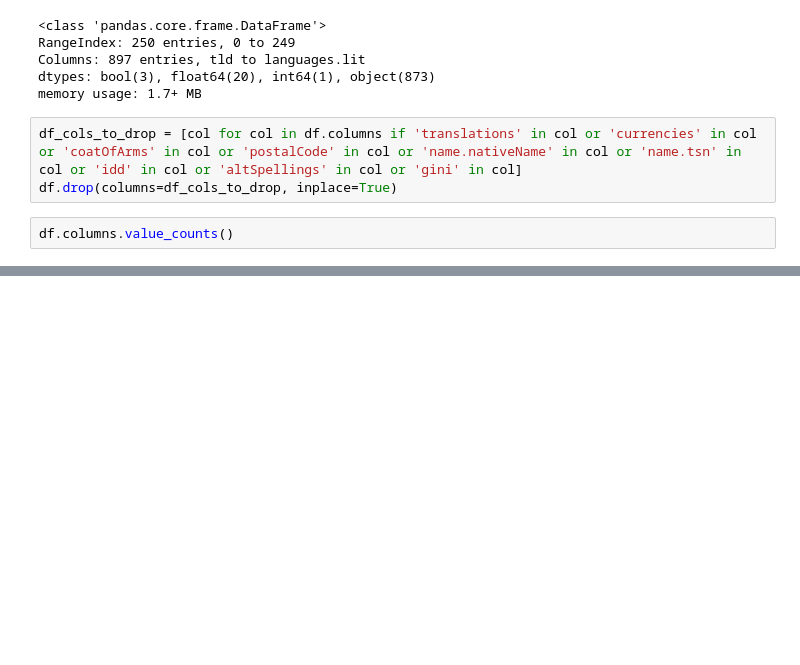
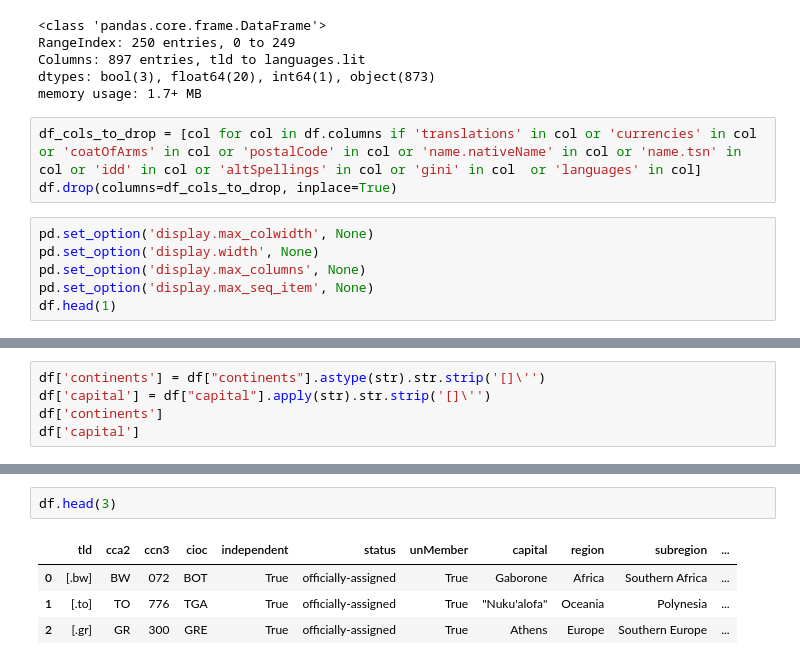
Before and after one commit to 18kdr/Data-Engineering, a Jupyter notebook: Countries/Countries.ipynb, the cells around one changed output, grey strips where cells are left out. Saved outputs shown, nothing was run; the diff lists cells and outputs as text; blank space fills up the shorter version.

```diff
--- a/Countries/Countries.ipynb
+++ b/Countries/Countries.ipynb
@@ -22,8 +22,12 @@ Columns: 897 entries, tld to languages.lit
 dtypes: bool(3), float64(20), int64(1), object(873)
 memory usage: 1.7+ MB
 # %%
-df_cols_to_drop = [col for col in df.columns if 'translations' in col or 'currencies' in col or 'coatOfArms' in col or 'postalCode' in col or 'name.nativeName' in col or 'name.tsn' in col or 'idd' in col or 'altSpellings' in col or 'gini' in col]
+df_cols_to_drop = [col for col in df.columns if 'translations' in col or 'currencies' in col or 'coatOfArms' in col or 'postalCode' in col or 'name.nativeName' in col or 'name.tsn' in col or 'idd' in col or 'altSpellings' in col or 'gini' in col  or 'languages' in col]
 df.drop(columns=df_cols_to_drop, inplace=True)
 # %%
-df.columns.value_counts()
+pd.set_option('display.max_colwidth', None)
+pd.set_option('display.width', None)
+pd.set_option('display.max_columns', None)
+pd.set_option('display.max_seq_item', None)
+df.head(1)
 # %% [output]
@@ -46,0 +36,5 @@ dtype: int64
+# %%
+df['continents'] = df["continents"].astype(str).str.strip('[]\'')
+df['capital'] = df["capital"].apply(str).str.strip('[]\'')
+df['continents']
+df['capital']
@@ -46,0 +54,7 @@ dtype: int64
+# %%
+df.head(3)
+# %% [output]
+|  | tld | cca2 | ccn3 | cioc | independent | status | unMember | capital | region | subregion | ... |
+| 0 | [.bw] | BW | 072 | BOT | True | officially-assigned | True | Gaborone | Africa | Southern Africa | ... |
+| 1 | [.to] | TO | 776 | TGA | True | officially-assigned | True | "Nuku'alofa" | Oceania | Polynesia | ... |
+| 2 | [.gr] | GR | 300 | GRE | True | officially-assigned | True | Athens | Europe | Southern Europe | ... |
```
Also changed, not shown: parts of 4 cells of this notebook.
